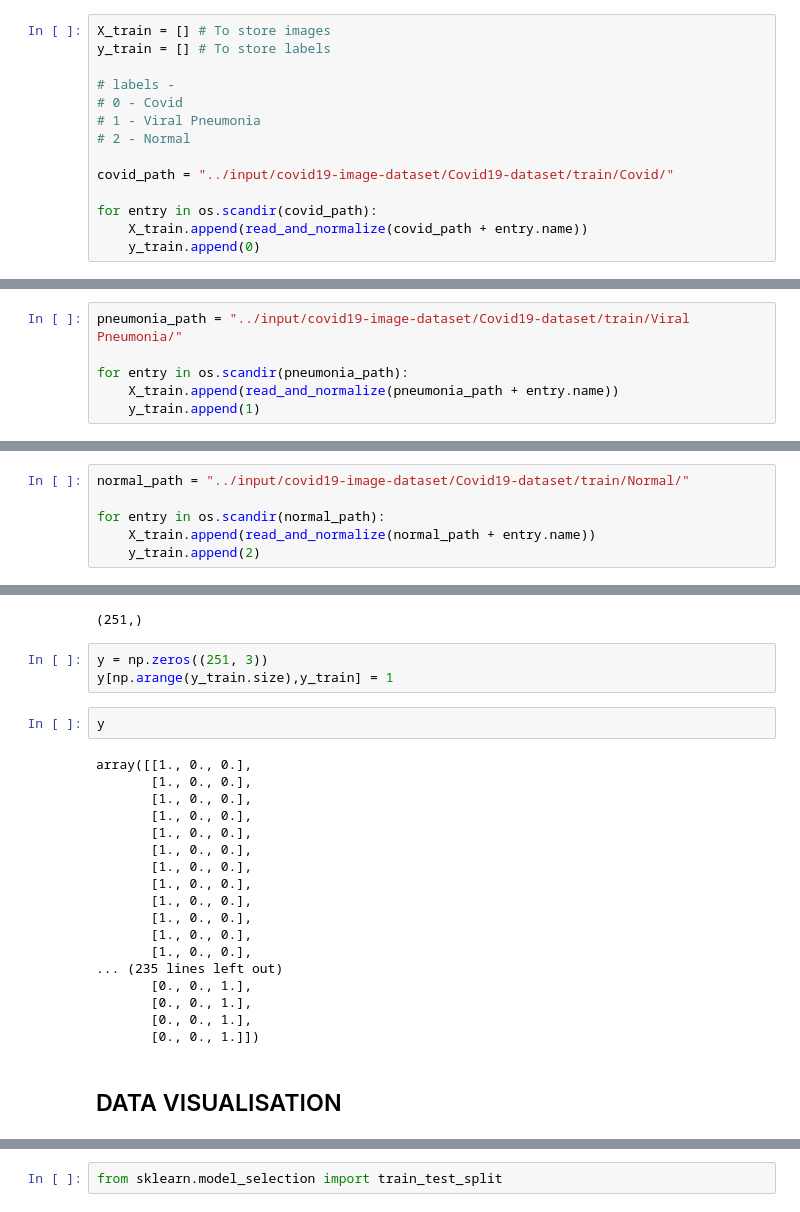
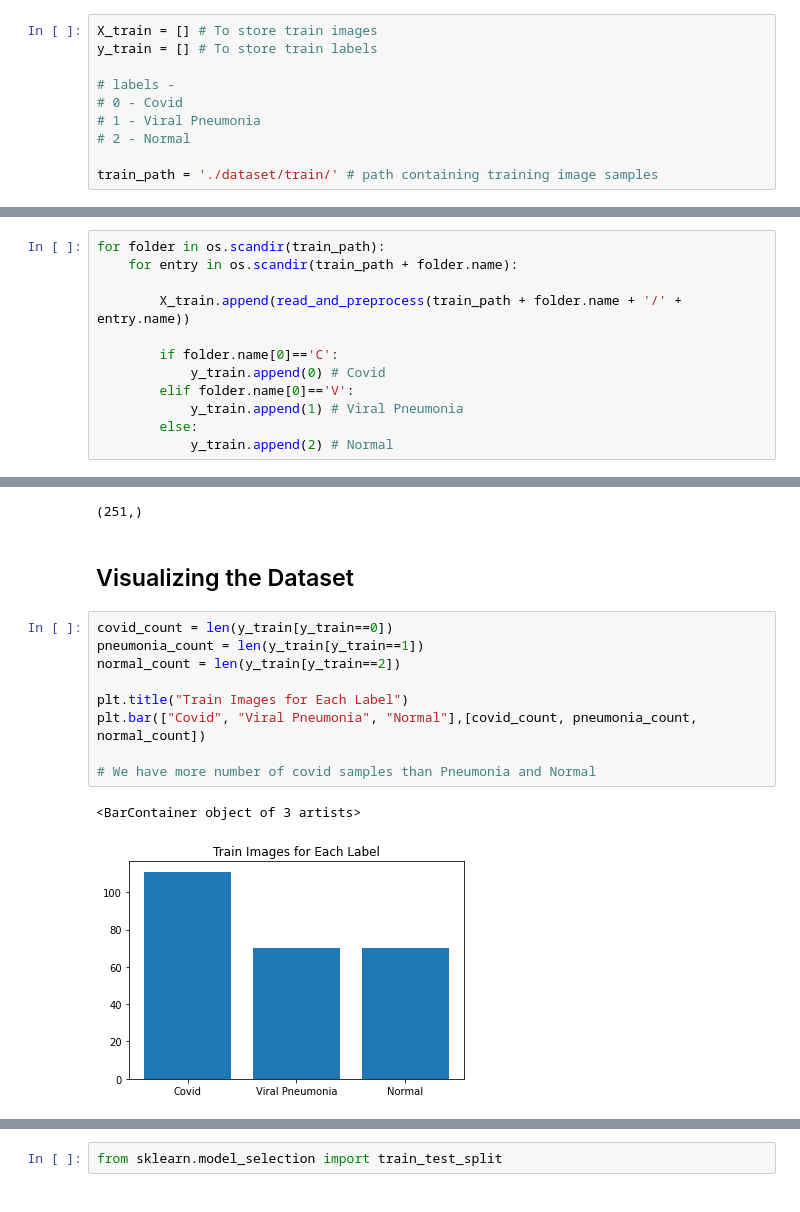
Before and after one commit to kanakmi/Delta-Diagnose, a Jupyter notebook: Model Training/Notebook.ipynb, the cells around one changed output, grey strips where cells are left out. Saved outputs shown, nothing was run; the diff lists cells and outputs as text.

Commit message:
Final Trained Model 97%

```diff
--- a/Model Training/Notebook.ipynb
+++ b/Model Training/Notebook.ipynb
@@ -31,14 +26,10 @@ def read_and_normalize(img_path):
 # %%
-X_train = [] # To store images
-y_train = [] # To store labels
+X_train = [] # To store train images
+y_train = [] # To store train labels
 
 # labels -
 # 0 - Covid
 # 1 - Viral Pneumonia
 # 2 - Normal
 
-covid_path = "../input/covid19-image-dataset/Covid19-dataset/train/Covid/"
-
-for entry in os.scandir(covid_path):
-    X_train.append(read_and_normalize(covid_path + entry.name))
-    y_train.append(0)
+train_path = './dataset/train/' # path containing training image samples
@@ -60,6 +35,0 @@ for i in range(0,5):
-# %%
-pneumonia_path = "../input/covid19-image-dataset/Covid19-dataset/train/Viral Pneumonia/"
-
-for entry in os.scandir(pneumonia_path):
-    X_train.append(read_and_normalize(pneumonia_path + entry.name))
-    y_train.append(1)
@@ -82,6 +35,0 @@ for i in range(111, 116):
-# %%
-normal_path = "../input/covid19-image-dataset/Covid19-dataset/train/Normal/"
-
-for entry in os.scandir(normal_path):
-    X_train.append(read_and_normalize(normal_path + entry.name))
-    y_train.append(2)
@@ -103,2 +36,14 @@ for i in range(171, 176):
+# %%
+for folder in os.scandir(train_path):
+    for entry in os.scandir(train_path + folder.name):
+
+        X_train.append(read_and_preprocess(train_path + folder.name + '/' + entry.name))
+
+        if folder.name[0]=='C':
+            y_train.append(0) # Covid
+        elif folder.name[0]=='V':
+            y_train.append(1) # Viral Pneumonia
+        else:
+            y_train.append(2) # Normal
 # %%
 X_train = np.array(X_train)
@@ -110,28 +55,17 @@ y_train = np.array(y_train)
 y_train.shape
 # %% [output]
 (251,)
-# %%
-y = np.zeros((251, 3))
-y[np.arange(y_train.size),y_train] = 1
-# %%
-y
-# %% [output]
-array([[1., 0., 0.],
-       [1., 0., 0.],
-       [1., 0., 0.],
-       [1., 0., 0.],
-       [1., 0., 0.],
-       [1., 0., 0.],
-       [1., 0., 0.],
-       [1., 0., 0.],
-       [1., 0., 0.],
-       [1., 0., 0.],
-       [1., 0., 0.],
-       [1., 0., 0.],
-... (235 lines left out)
-       [0., 0., 1.],
-       [0., 0., 1.],
-       [0., 0., 1.],
-       [0., 0., 1.]])
-# %% [markdown]
-## DATA VISUALISATION
+# %% [markdown]
+## Visualizing the Dataset
+# %%
+covid_count = len(y_train[y_train==0])
+pneumonia_count = len(y_train[y_train==1])
+normal_count = len(y_train[y_train==2])
+
+plt.title("Train Images for Each Label")
+plt.bar(["Covid", "Viral Pneumonia", "Normal"],[covid_count, pneumonia_count, normal_count])
+
+# We have more number of covid samples than Pneumonia and Normal
+# %% [output]
+<BarContainer object of 3 artists>
+[figure, added]
```
Also changed, not shown: parts of 55 cells of this notebook.
